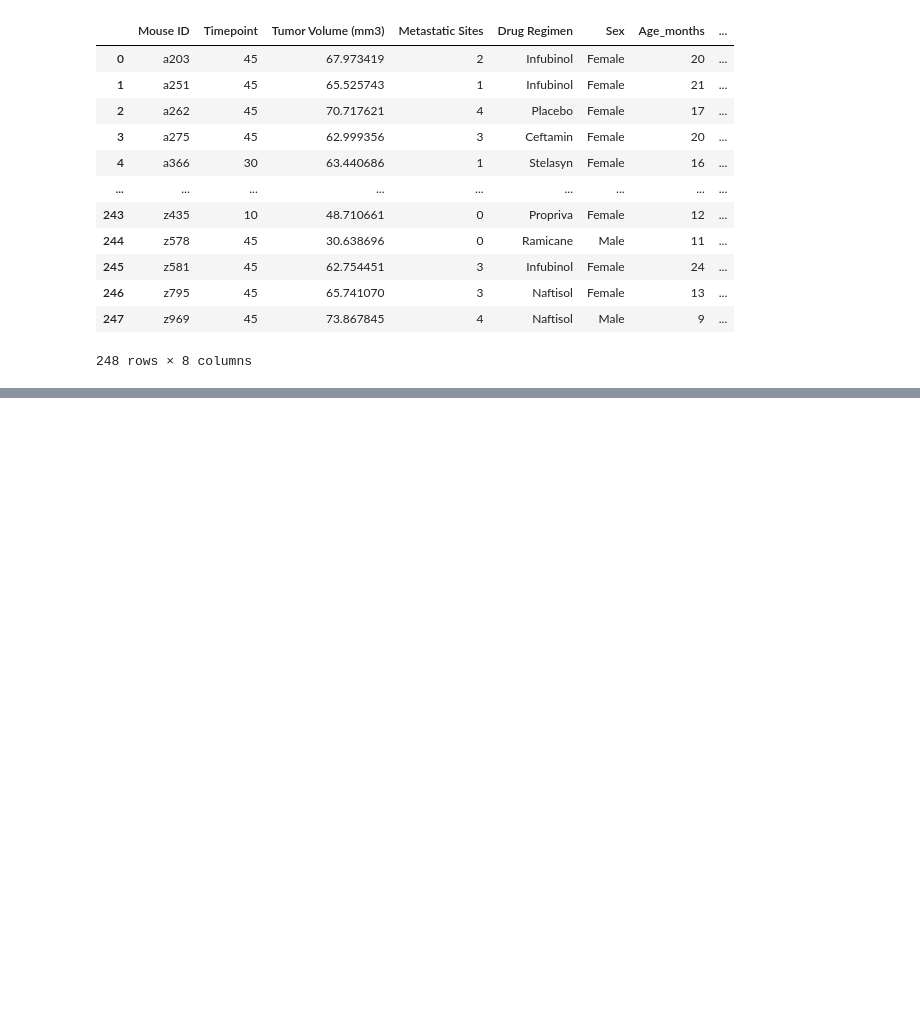
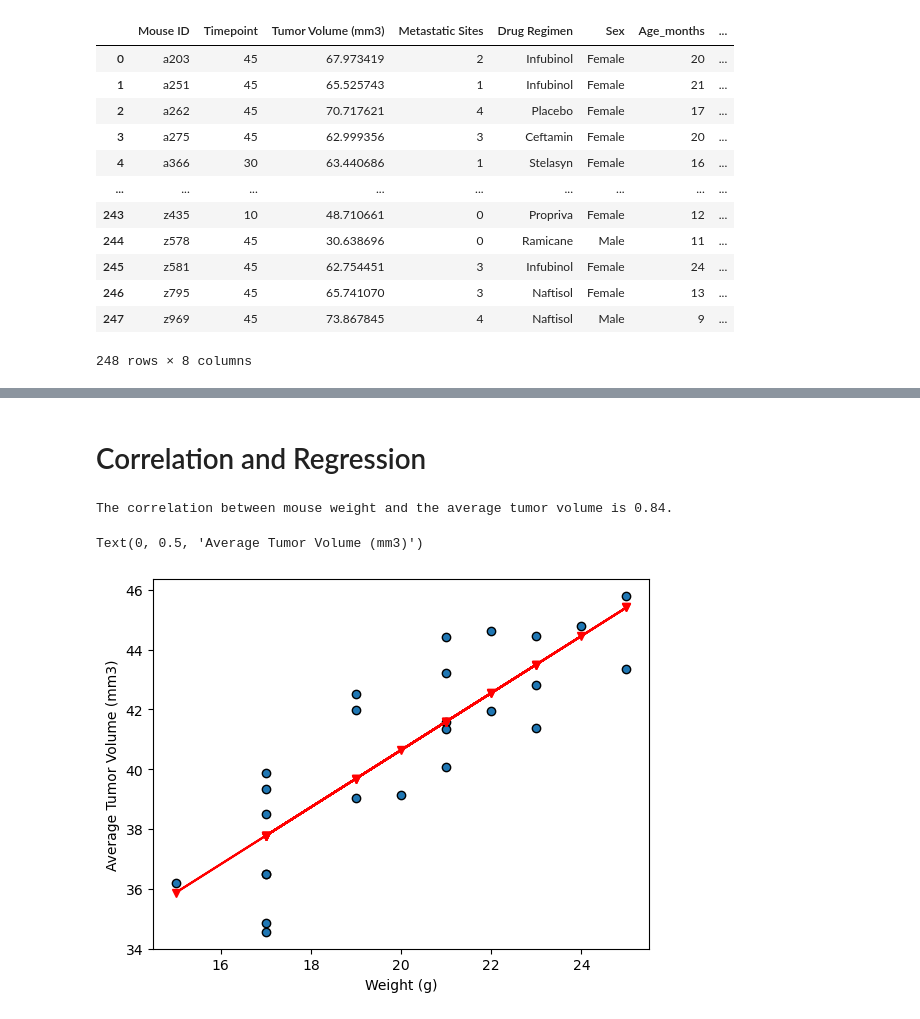
Before and after one commit to annienewwin/Data-Visualization, a Jupyter notebook: Mice_Data_Visual.ipynb, the cells around one changed output, grey strips where cells are left out. Drawn from its saved outputs; the diff is of its cells as text; code cells hidden in the pictures; blank space fills up the shorter version.

```diff
--- a/Mice_Data_Visual.ipynb
+++ b/Mice_Data_Visual.ipynb
@@ -287,0 +268,20 @@ Text(0, 0.5, 'Average Tumor Volume (mm3)')
+# %% [markdown]
+# Correlation and Regression
+# %%
+# Calculate the correlation coefficient and linear regression model
+# for mouse weight and average tumor volume for the Capomulin regimen
+correlation = st.pearsonr(capomulin_average["Weight (g)"], capomulin_average["Tumor Volume (mm3)"])
+print(f"The correlation between mouse weight and the average tumor volume is {round(correlation[0],2)}.")
+
+model = st.linregress(capomulin_average["Weight (g)"], capomulin_average["Tumor Volume (mm3)"])
+slope = model[0]
+b = model[1]
+y_values = capomulin_average["Weight (g)"] * slope + b
+plt.scatter(capomulin_average["Weight (g)"], capomulin_average["Tumor Volume (mm3)"], edgecolor="black")
+plt.plot(capomulin_average["Weight (g)"], y_values, color='red', marker="v")
+plt.xlabel("Weight (g)")
+plt.ylabel("Average Tumor Volume (mm3)")
+# %% [output]
+The correlation between mouse weight and the average tumor volume is 0.84.
+Text(0, 0.5, 'Average Tumor Volume (mm3)')
+[figure, added]
```
Also changed, not shown: parts of 14 cells of this notebook.
